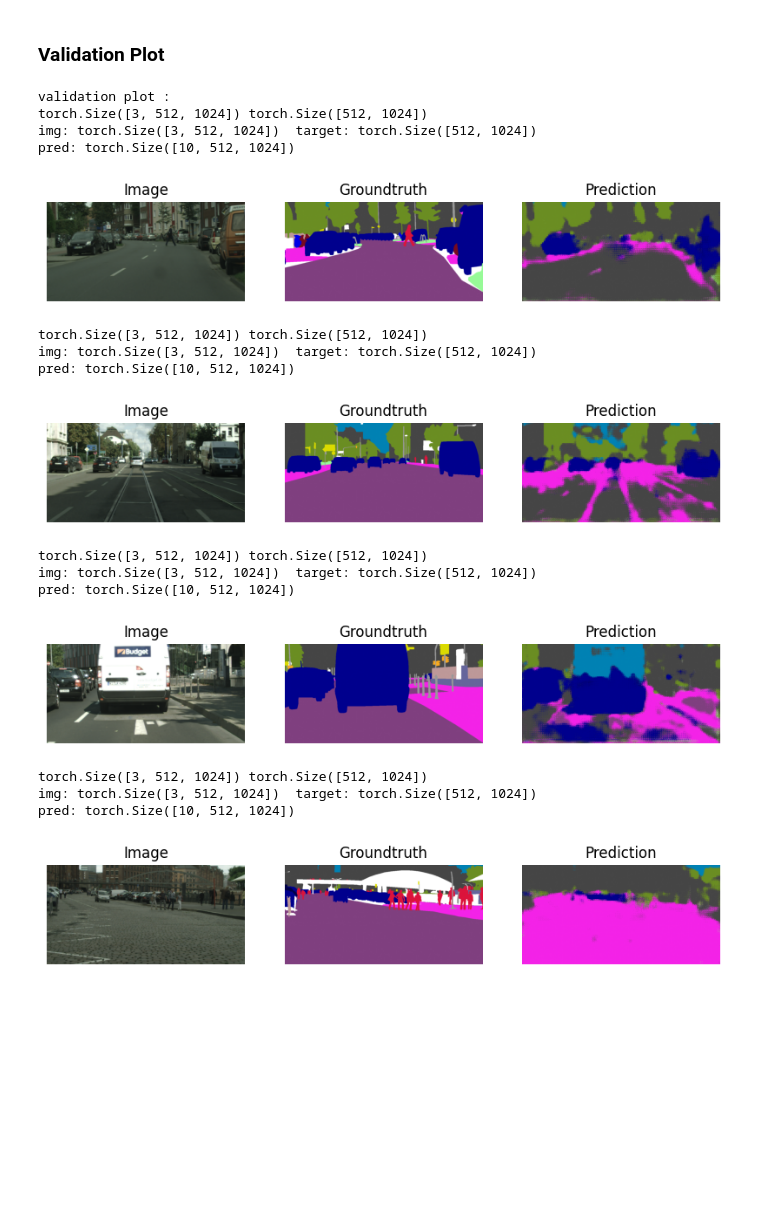
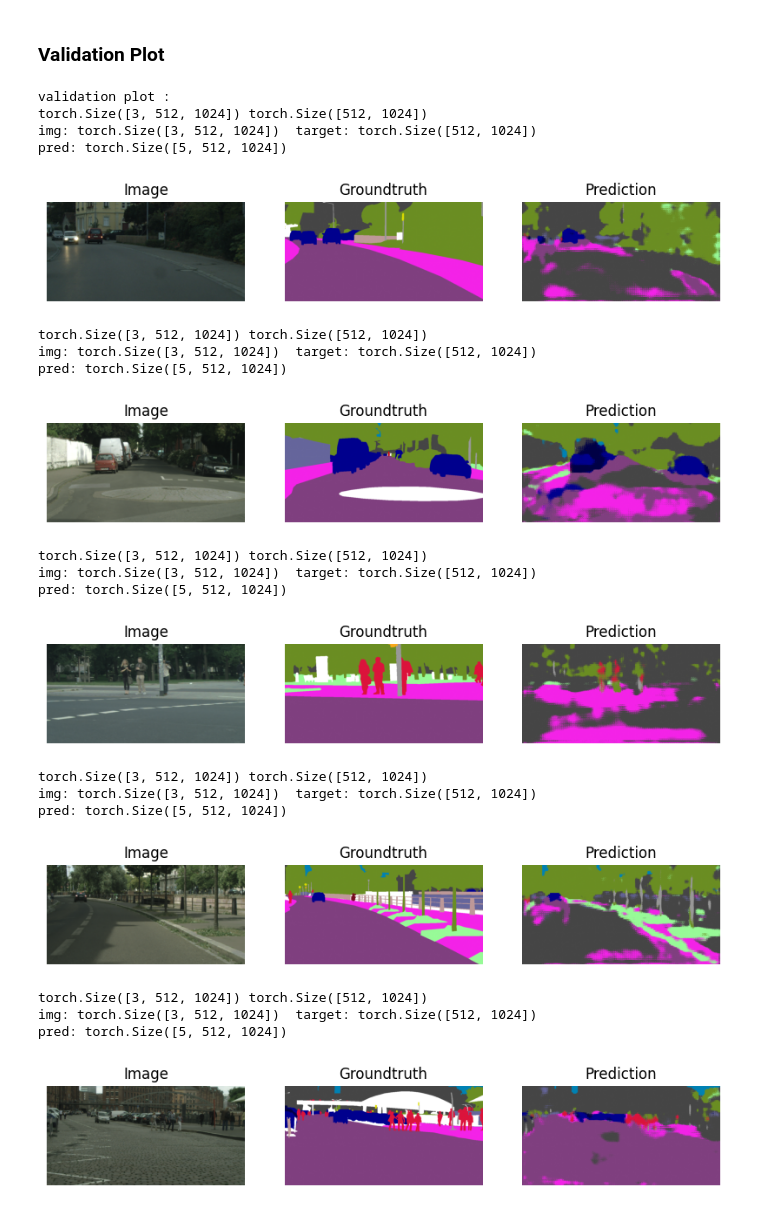
Before and after one commit to lorenzobellino/AML-project-2023, a Jupyter notebook: fssfsdc.ipynb, the cells around one changed output. Cells and saved outputs as stored; diff of their text form; code cells hidden in the pictures; blank space fills up the shorter version.

```diff
--- a/fssfsdc.ipynb
+++ b/fssfsdc.ipynb
@@ -142,10 +142,10 @@ DEVICE = 'cuda' # 'cuda' or 'cpu'
 NUM_CLASSES = 19
 cl19 = True
 
-BATCH_SIZE = 10     # Higher batch sizes allows for larger learning rates. An empirical heuristic suggests that, when changing ***
+BATCH_SIZE = 5     # Higher batch sizes allows for larger learning rates. An empirical heuristic suggests that, when changing ***
                      # the batch size, learning rate should change by the same factor to have comparable results
 
-LR = 0.01           # The initial Learning Rate ***
+LR = 0.05           # The initial Learning Rate ***
 MOMENTUM = 0.9       # Hyperparameter for SGD, keep this at 0.9 when using SGD ***
 WEIGHT_DECAY =0.0005  # Regularization, you can keep this at the default ***
 
@@ -174,16 +174,16 @@ GTA5_ROOT = "./data/GTA5/"
 
 RANDOM_HORIZONTAL_FLIP = 0.5
 #RANDOM_HORIZONTAL_FLIP = None      #probability of the image being flipped
-#COLOR_JITTER = (0.2,0.3,0.2,0.2) # (brighteness, contrast, saturation, hue)
-COLOR_JITTER = None
-#RANDOM_ROTATION = 5              # degree of rotation
-RANDOM_ROTATION = None
+COLOR_JITTER = (0.2,0.3,0.2,0.2) # (brighteness, contrast, saturation, hue)
+#COLOR_JITTER = None
+RANDOM_ROTATION = 5              # degree of rotation
+#RANDOM_ROTATION = None
 #RANDOM_CROP = (512,1024)         # output size of the crop
 RANDOM_CROP = None
 RESIZE = (512,1024)              # output size
 #RESIZE = None
-#RANDOM_VERTICAL_FLIP  = 0.3     # probability of the image being flipped
-RANDOM_VERTICAL_FLIP = None
+RANDOM_VERTICAL_FLIP  = 0.3     # probability of the image being flipped
+#RANDOM_VERTICAL_FLIP = None
 CENTRAL_CROP = (512,1024)
 #CENTRAL_CROP = (512,1024)
 #RANDOM_RESIZE_CROP = (1024,2048)
@@ -1344,3 +1347,9 @@ val_dataloader = DataLoader(val_dataset, batch_size=BATCH_SIZE, shuffle=True, nu
+# %%
+ckpt = torch.load(CKPT_PATH + f"step4_pretraining_{best_miou:.2}.pth")
+model = BiSeNetV2(NUM_CLASSES, output_aux=False, pretrained=True)
+model.load_state_dict(ckpt["model_state_dict"])
+model.eval()
+model.to(DEVICE)
 # %% [markdown]
 ### Validation
 # %%
@@ -1368,23 +1377,27 @@ Find logs at: ./wandb/run-20230406_090642-atfzi38k/logs
 ### Validation Plot
 # %%
 print("validation plot : ")
-validation_plot(net=model, val_dataloader=val_dataloader, n_image=5)
+validation_plot(net=model, val_dataloader=val_dataloader, n_images=5)
 torch.cuda.empty_cache()
 # %% [output]
 validation plot :
 torch.Size([3, 512, 1024]) torch.Size([512, 1024])
 img: torch.Size([3, 512, 1024])  target: torch.Size([512, 1024])
-pred: torch.Size([10, 512, 1024])
+pred: torch.Size([5, 512, 1024])
-[figure, old version]
+[figure, new version]
 torch.Size([3, 512, 1024]) torch.Size([512, 1024])
 img: torch.Size([3, 512, 1024])  target: torch.Size([512, 1024])
-pred: torch.Size([10, 512, 1024])
+pred: torch.Size([5, 512, 1024])
-[figure, old version]
+[figure, new version]
 torch.Size([3, 512, 1024]) torch.Size([512, 1024])
 img: torch.Size([3, 512, 1024])  target: torch.Size([512, 1024])
-pred: torch.Size([10, 512, 1024])
+pred: torch.Size([5, 512, 1024])
-[figure, old version]
+[figure, new version]
 torch.Size([3, 512, 1024]) torch.Size([512, 1024])
 img: torch.Size([3, 512, 1024])  target: torch.Size([512, 1024])
-pred: torch.Size([10, 512, 1024])
+pred: torch.Size([5, 512, 1024])
-[figure, old version]
+[figure, new version]
+torch.Size([3, 512, 1024]) torch.Size([512, 1024])
+img: torch.Size([3, 512, 1024])  target: torch.Size([512, 1024])
+pred: torch.Size([5, 512, 1024])
+[figure, added]
```
Also changed, not shown: parts of 12 cells of this notebook.
